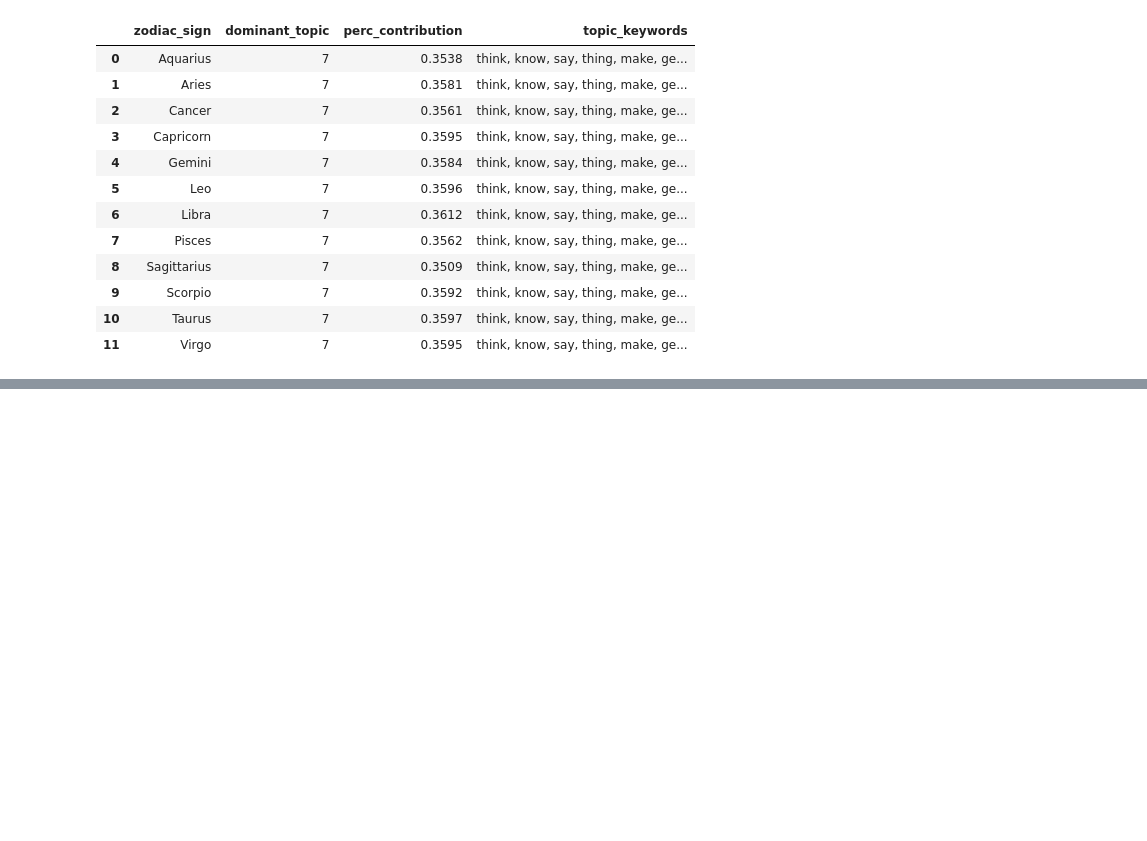
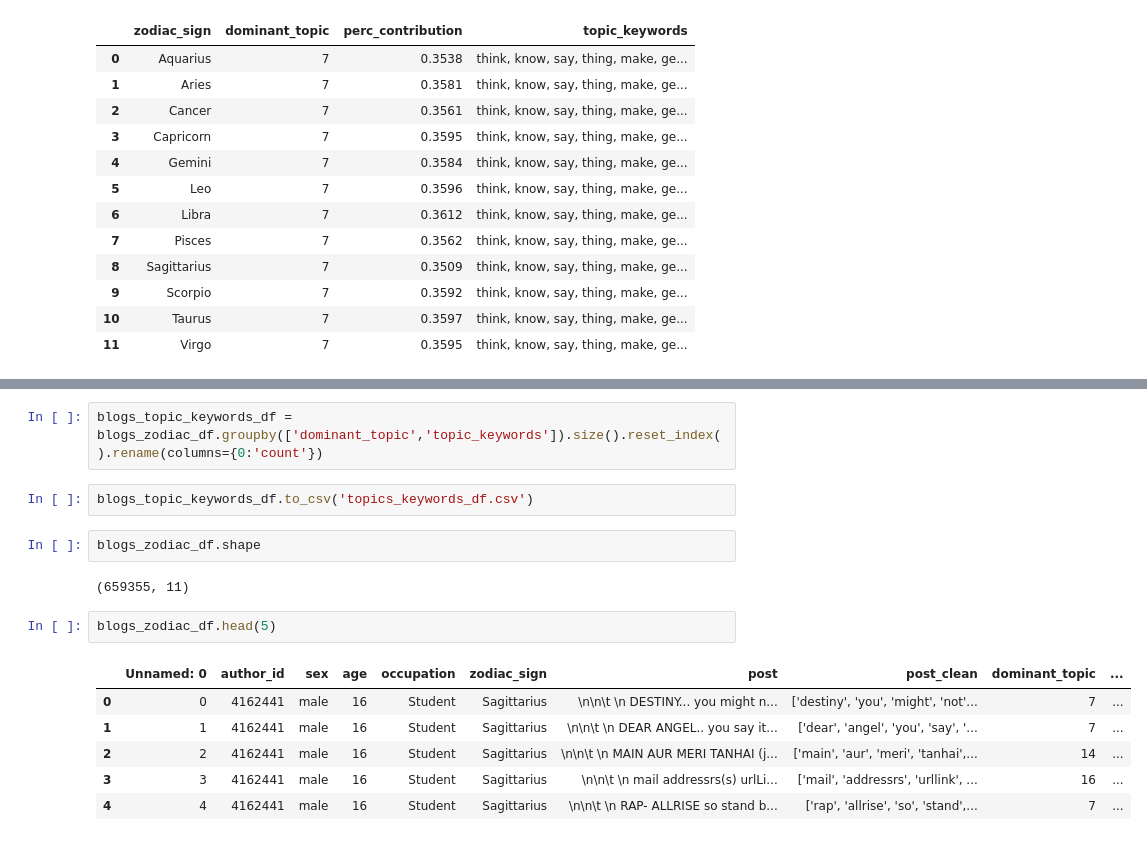
Before and after one commit to hannahbillo/Zodiac_sign_identification, a Jupyter notebook: topic_modelling.ipynb, the cells around one changed output, grey strips where cells are left out. Saved outputs shown, nothing was run; the diff lists cells and outputs as text; blank space fills up the shorter version.

```diff
--- a/topic_modelling.ipynb
+++ b/topic_modelling.ipynb
@@ -476,0 +512,17 @@ Name: post, dtype: int64
+# %%
+blogs_topic_keywords_df = blogs_zodiac_df.groupby(['dominant_topic','topic_keywords']).size().reset_index().rename(columns={0:'count'})
+# %%
+blogs_topic_keywords_df.to_csv('topics_keywords_df.csv')
+# %%
+blogs_zodiac_df.shape
+# %% [output]
+(659355, 11)
+# %%
+blogs_zodiac_df.head(5)
+# %% [output]
+|  | Unnamed: 0 | author_id | sex | age | occupation | zodiac_sign | post | post_clean | dominant_topic | ... |
+| 0 | 0 | 4162441 | male | 16 | Student | Sagittarius | \n\n\t \n DESTINY... you might n... | ['destiny', 'you', 'might', 'not'... | 7 | ... |
+| 1 | 1 | 4162441 | male | 16 | Student | Sagittarius | \n\n\t \n DEAR ANGEL.. you say it... | ['dear', 'angel', 'you', 'say', '... | 7 | ... |
+| 2 | 2 | 4162441 | male | 16 | Student | Sagittarius | \n\n\t \n MAIN AUR MERI TANHAI (j... | ['main', 'aur', 'meri', 'tanhai',... | 14 | ... |
+| 3 | 3 | 4162441 | male | 16 | Student | Sagittarius | \n\n\t \n mail addressrs(s) urlLi... | ['mail', 'addressrs', 'urllink', ... | 16 | ... |
+| 4 | 4 | 4162441 | male | 16 | Student | Sagittarius | \n\n\t \n RAP- ALLRISE so stand b... | ['rap', 'allrise', 'so', 'stand',... | 7 | ... |
```
Also changed, not shown: parts of 4 cells of this notebook, 3 other files.
